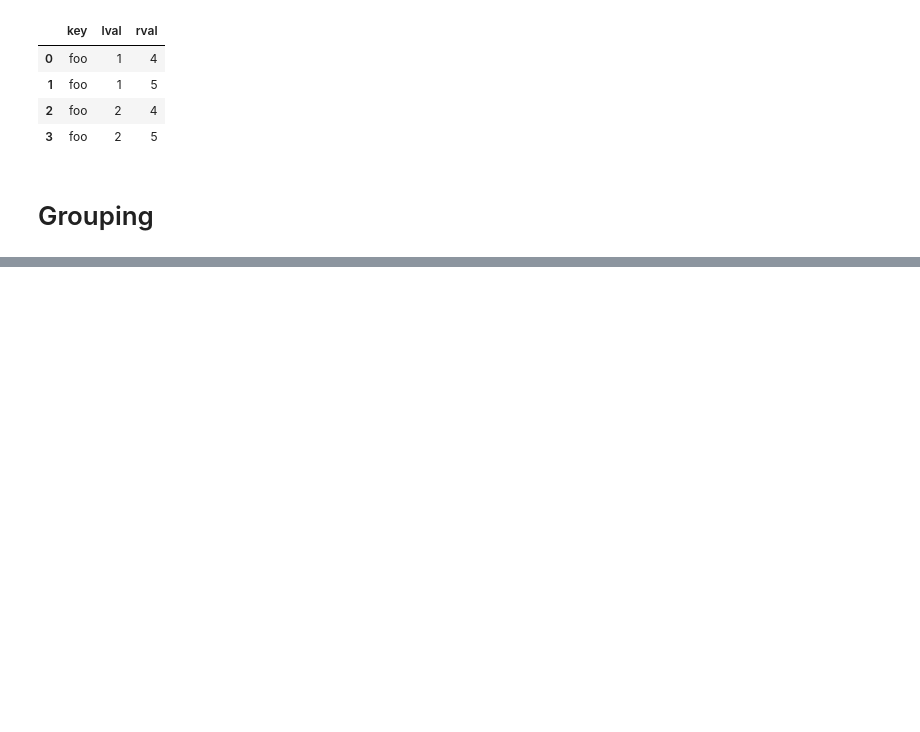
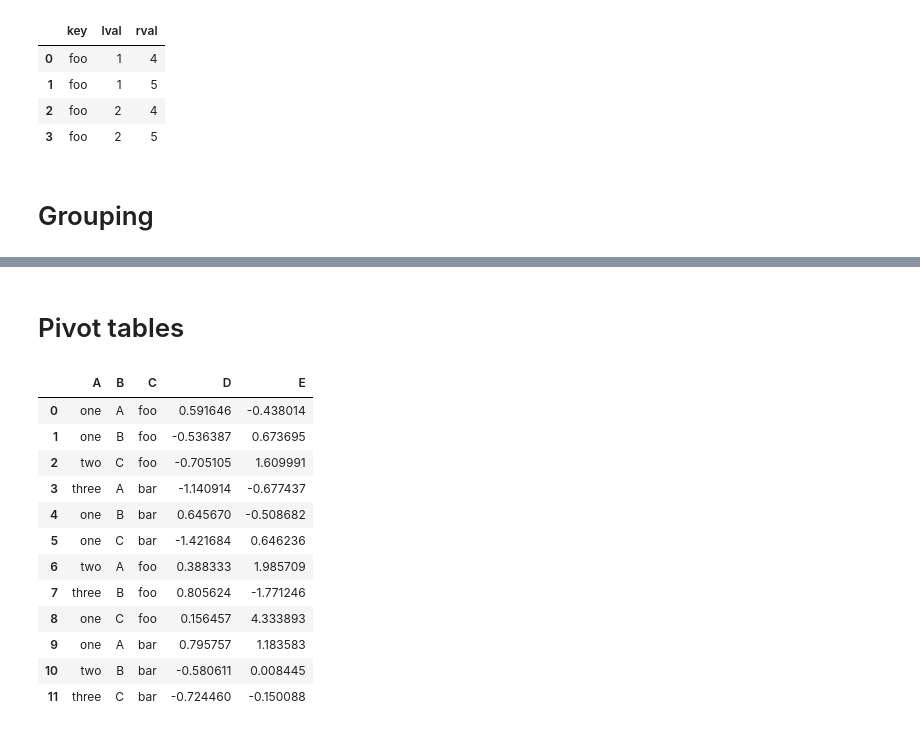
Before and after one commit to KIMS-Github/TIL_, a Jupyter notebook: pandas_10min_practice/pandas_practice_001.ipynb, the cells around one changed output, grey strips where cells are left out. Cells and saved outputs as stored; diff of their text form; code cells hidden in the pictures; blank space fills up the shorter version.

```diff
--- a/pandas_10min_practice/pandas_practice_001.ipynb
+++ b/pandas_10min_practice/pandas_practice_001.ipynb
@@ -597,0 +675,23 @@ df.groupby(['A','B']).sum()
+# %% [markdown]
+# Pivot tables
+# %%
+df = pd.DataFrame({'A':['one', 'one', 'two', 'three'] * 3,
+                   'B':['A', 'B', 'C'] * 4,
+                   'C':['foo', 'foo', 'foo', 'bar', 'bar', 'bar'] * 2,
+                   'D': np.random.randn(12),
+                   'E': np.random.randn(12)})
+df
+# %% [output]
+|  | A | B | C | D | E |
+| 0 | one | A | foo | 0.591646 | -0.438014 |
+| 1 | one | B | foo | -0.536387 | 0.673695 |
+| 2 | two | C | foo | -0.705105 | 1.609991 |
+| 3 | three | A | bar | -1.140914 | -0.677437 |
+| 4 | one | B | bar | 0.645670 | -0.508682 |
+| 5 | one | C | bar | -1.421684 | 0.646236 |
+| 6 | two | A | foo | 0.388333 | 1.985709 |
+| 7 | three | B | foo | 0.805624 | -1.771246 |
+| 8 | one | C | foo | 0.156457 | 4.333893 |
+| 9 | one | A | bar | 0.795757 | 1.183583 |
+| 10 | two | B | bar | -0.580611 | 0.008445 |
+| 11 | three | C | bar | -0.724460 | -0.150088 |
```
Also changed, not shown: parts of 63 cells of this notebook.
